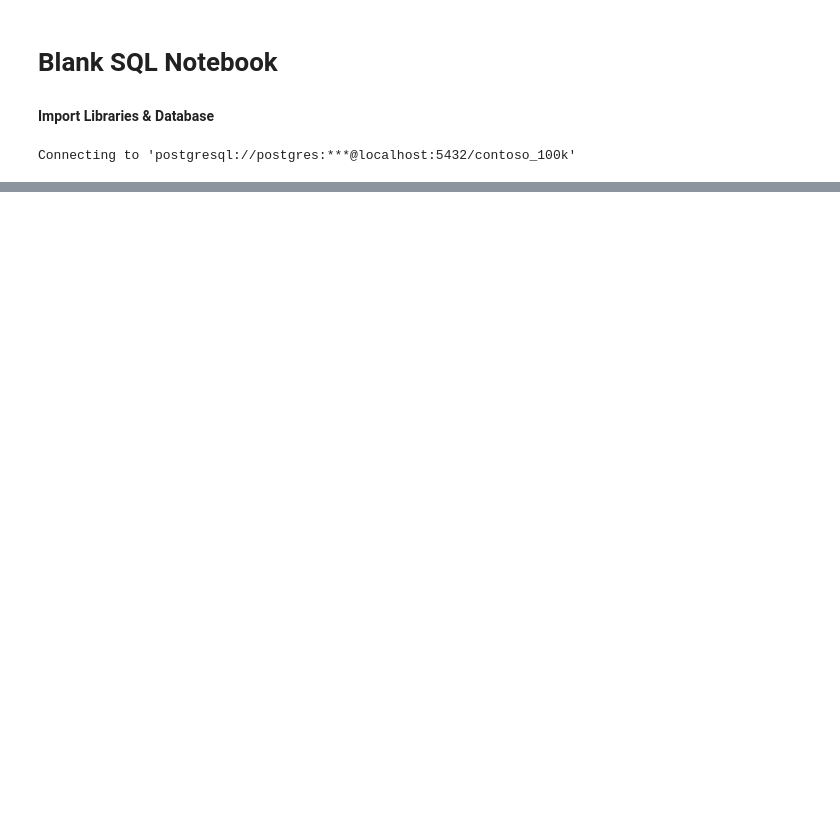
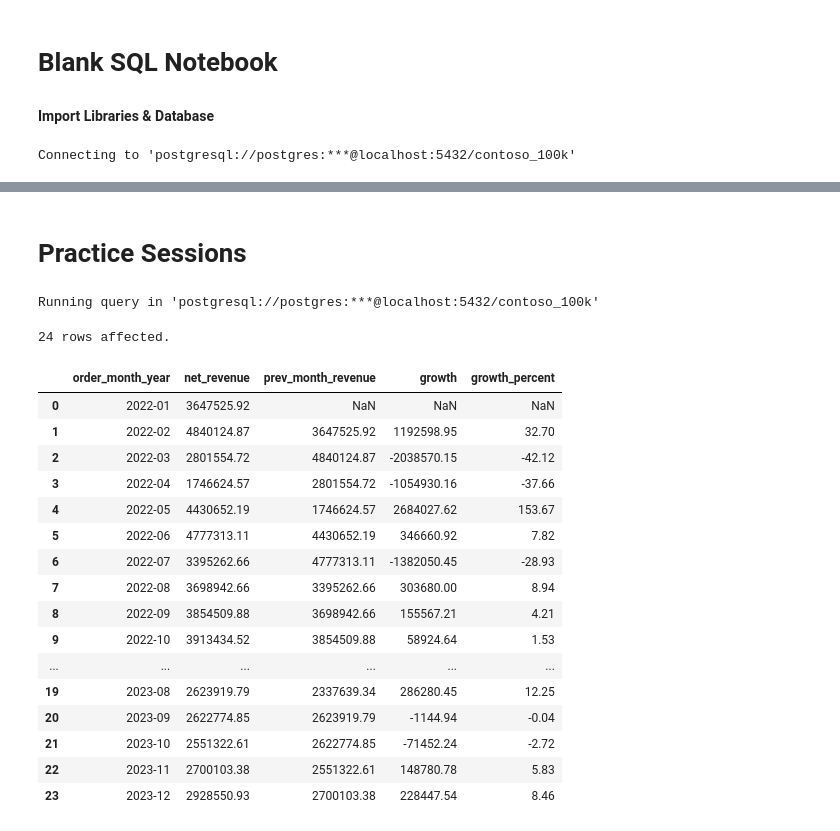
Before and after one commit to CodeWithTD/CodeWithTD, a Jupyter notebook: Resources/Blank_SQL_Notebook.ipynb, the cells around one changed output, grey strips where cells are left out. Drawn from its saved outputs; the diff is of its cells as text; code cells hidden in the pictures; blank space fills up the shorter version.

```diff
--- a/Resources/Blank_SQL_Notebook.ipynb
+++ b/Resources/Blank_SQL_Notebook.ipynb
@@ -630,0 +281,53 @@ Running query in 'postgresql://postgres:***@localhost:5432/contoso_100k'
+# %% [markdown]
+# Practice Sessions
+# %%
+%%sql
+
+WITH monthly_revenue AS (
+  SELECT
+    TO_CHAR(orderdate, 'YYYY-MM') AS order_month_year,
+    SUM(quantity * netprice * exchangerate) AS net_revenue
+  FROM sales
+  WHERE
+    EXTRACT(YEAR FROM orderdate) IN(2022, 2023)
+  GROUP BY
+    TO_CHAR(orderdate, 'YYYY-MM')
+),
+lagged_revenue AS (
+  SELECT
+    order_month_year,
+    net_revenue,
+    LAG(net_revenue) OVER(ORDER BY order_month_year) AS prev_month_revenue
+  FROM monthly_revenue
+)
+SELECT
+  order_month_year,
+  net_revenue,
+  prev_month_revenue,
+  (net_revenue - prev_month_revenue) AS growth,
+  CASE
+    WHEN prev_month_revenue IS NULL OR prev_month_revenue = 0 THEN NULL
+    ELSE 100*(net_revenue - prev_month_revenue) / prev_month_revenue
+  END AS growth_percent
+FROM lagged_revenue
+ORDER BY order_month_year;
+# %% [output]
+Running query in 'postgresql://postgres:***@localhost:5432/contoso_100k'
+24 rows affected.
+|  | order_month_year | net_revenue | prev_month_revenue | growth | growth_percent |
+| 0 | 2022-01 | 3647525.92 | NaN | NaN | NaN |
+| 1 | 2022-02 | 4840124.87 | 3647525.92 | 1192598.95 | 32.70 |
+| 2 | 2022-03 | 2801554.72 | 4840124.87 | -2038570.15 | -42.12 |
+| 3 | 2022-04 | 1746624.57 | 2801554.72 | -1054930.16 | -37.66 |
+| 4 | 2022-05 | 4430652.19 | 1746624.57 | 2684027.62 | 153.67 |
+| 5 | 2022-06 | 4777313.11 | 4430652.19 | 346660.92 | 7.82 |
+| 6 | 2022-07 | 3395262.66 | 4777313.11 | -1382050.45 | -28.93 |
+| 7 | 2022-08 | 3698942.66 | 3395262.66 | 303680.00 | 8.94 |
+| 8 | 2022-09 | 3854509.88 | 3698942.66 | 155567.21 | 4.21 |
+| 9 | 2022-10 | 3913434.52 | 3854509.88 | 58924.64 | 1.53 |
+| ... | ... | ... | ... | ... | ... |
+| 19 | 2023-08 | 2623919.79 | 2337639.34 | 286280.45 | 12.25 |
+| 20 | 2023-09 | 2622774.85 | 2623919.79 | -1144.94 | -0.04 |
+| 21 | 2023-10 | 2551322.61 | 2622774.85 | -71452.24 | -2.72 |
+| 22 | 2023-11 | 2700103.38 | 2551322.61 | 148780.78 | 5.83 |
+| 23 | 2023-12 | 2928550.93 | 2700103.38 | 228447.54 | 8.46 |
```
Also changed, not shown: parts of 37 cells of this notebook.
